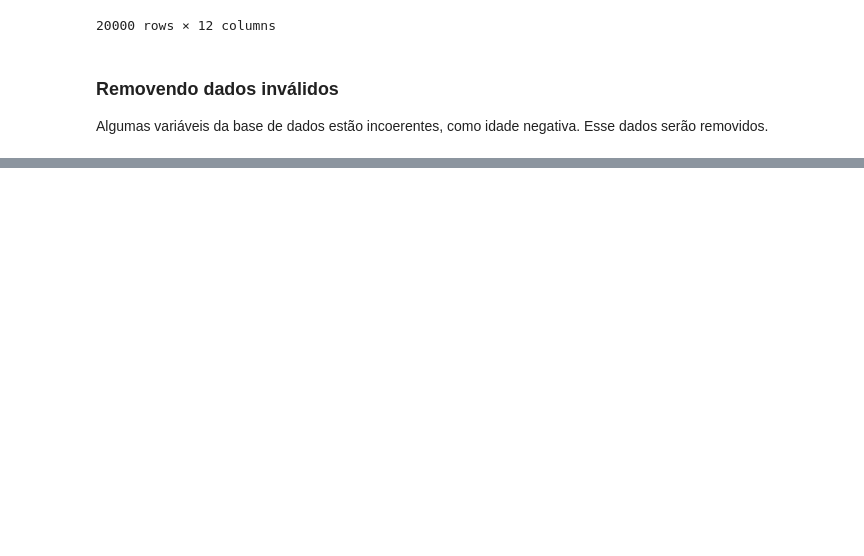
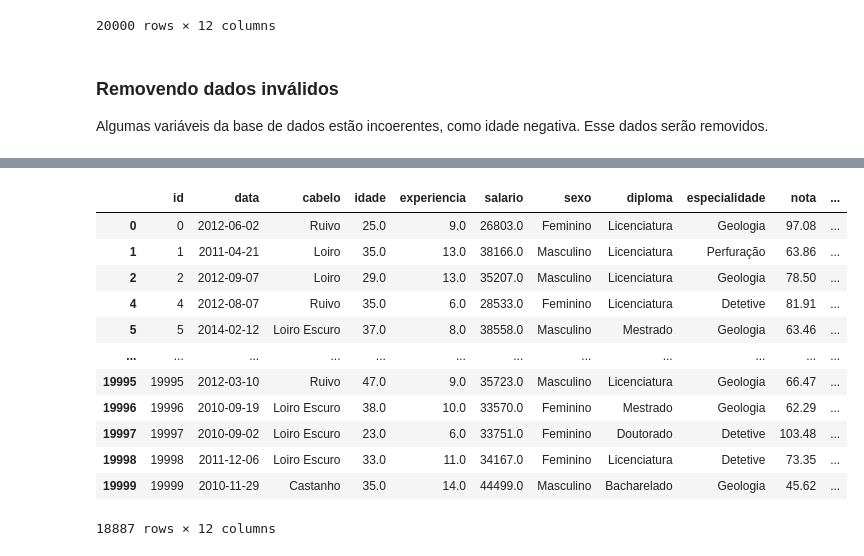
Before and after one commit to BrunoFornaro/icd_a2_2021, a Jupyter notebook: a2_icd_2021.ipynb, the cells around one changed output, grey strips where cells are left out. Drawn from its saved outputs; the diff is of its cells as text; code cells hidden in the pictures; blank space fills up the shorter version.

Commit message:
Continuando a limpeza dos dados. Corrigindo nomes das colunas e das variáveis categóricas. Limpando valores nulos. Convertendo tipos de dados.

```diff
--- a/a2_icd_2021.ipynb
+++ b/a2_icd_2021.ipynb
@@ -124,0 +140,40 @@ df.info
+# %%
+# Removendo os valores nulos (NA, NaN...)
+df = df[df['data'].notna()]
+df = df[df['cabelo'].notna()]
+df = df[df['idade'].notna()]
+df = df[df['experiencia'].notna()]
+df = df[df['salario'].notna()]
+df = df[df['sexo'].notna()]
+df = df[df['diploma'].notna()]
+df = df[df['especialidade'].notna()]
+df = df[df['nota'].notna()]
+df = df[df['disponibilidade'].notna()]
+df = df[df['contratado'].notna()]
+
+# Idade não pode ser negativa
+# Além disso, vamos considerar que pessoas com menos de 12 anos não estão trabalhando (idade mínima para trabalhar na França)
+df = df[df['idade'] >= 12]
+
+# Experiencia não pode ser menor que 0
+df = df[df['experiencia'] >= 0]
+
+# Nota não pode ser menor que 0
+df = df[df['nota'] >= 0]
+
+# Resultado
+df
+# %% [output]
+|  | id | data | cabelo | idade | experiencia | salario | sexo | diploma | especialidade | nota | ... |
+| 0 | 0 | 2012-06-02 | Ruivo | 25.0 | 9.0 | 26803.0 | Feminino | Licenciatura | Geologia | 97.08 | ... |
+| 1 | 1 | 2011-04-21 | Loiro | 35.0 | 13.0 | 38166.0 | Masculino | Licenciatura | Perfuração | 63.86 | ... |
+| 2 | 2 | 2012-09-07 | Loiro | 29.0 | 13.0 | 35207.0 | Masculino | Licenciatura | Geologia | 78.50 | ... |
+| 4 | 4 | 2012-08-07 | Ruivo | 35.0 | 6.0 | 28533.0 | Feminino | Licenciatura | Detetive | 81.91 | ... |
+| 5 | 5 | 2014-02-12 | Loiro Escuro | 37.0 | 8.0 | 38558.0 | Masculino | Mestrado | Geologia | 63.46 | ... |
+| ... | ... | ... | ... | ... | ... | ... | ... | ... | ... | ... | ... |
+| 19995 | 19995 | 2012-03-10 | Ruivo | 47.0 | 9.0 | 35723.0 | Masculino | Licenciatura | Geologia | 66.47 | ... |
+| 19996 | 19996 | 2010-09-19 | Loiro Escuro | 38.0 | 10.0 | 33570.0 | Feminino | Mestrado | Geologia | 62.29 | ... |
+| 19997 | 19997 | 2010-09-02 | Loiro Escuro | 23.0 | 6.0 | 33751.0 | Feminino | Doutorado | Detetive | 103.48 | ... |
+| 19998 | 19998 | 2011-12-06 | Loiro Escuro | 33.0 | 11.0 | 34167.0 | Feminino | Licenciatura | Detetive | 73.35 | ... |
+| 19999 | 19999 | 2010-11-29 | Castanho | 35.0 | 14.0 | 44499.0 | Masculino | Bacharelado | Geologia | 45.62 | ... |
+18887 rows × 12 columns
```
Also changed, not shown: parts of 6 cells of this notebook.
